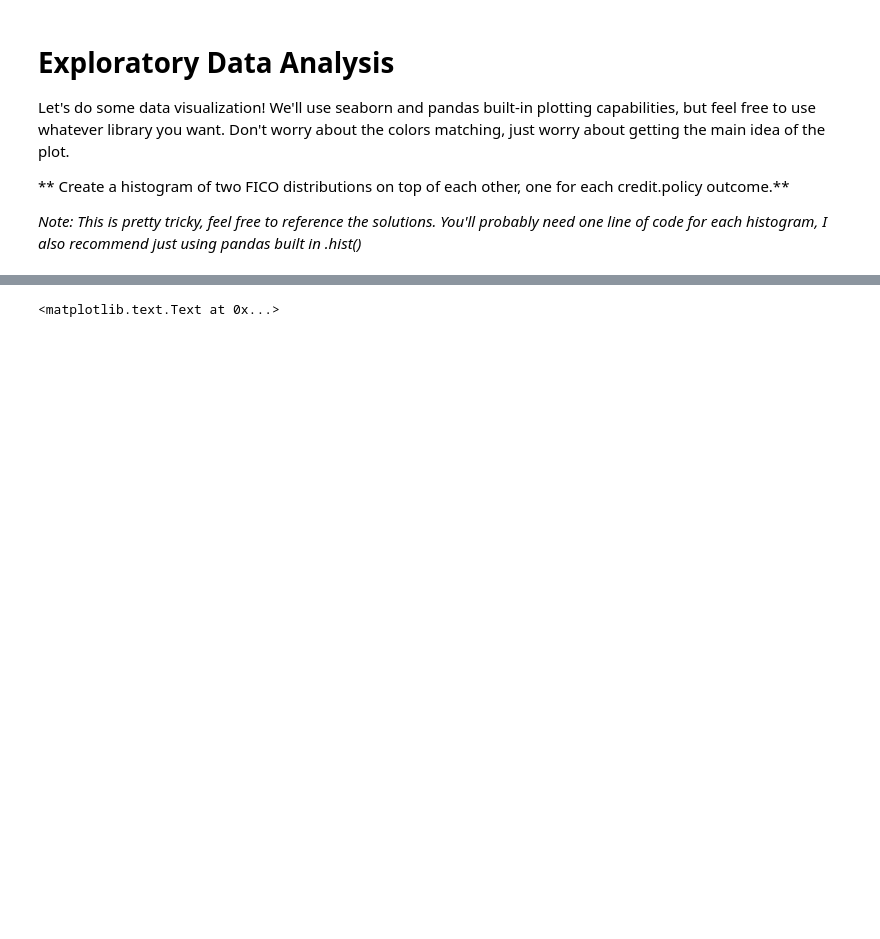
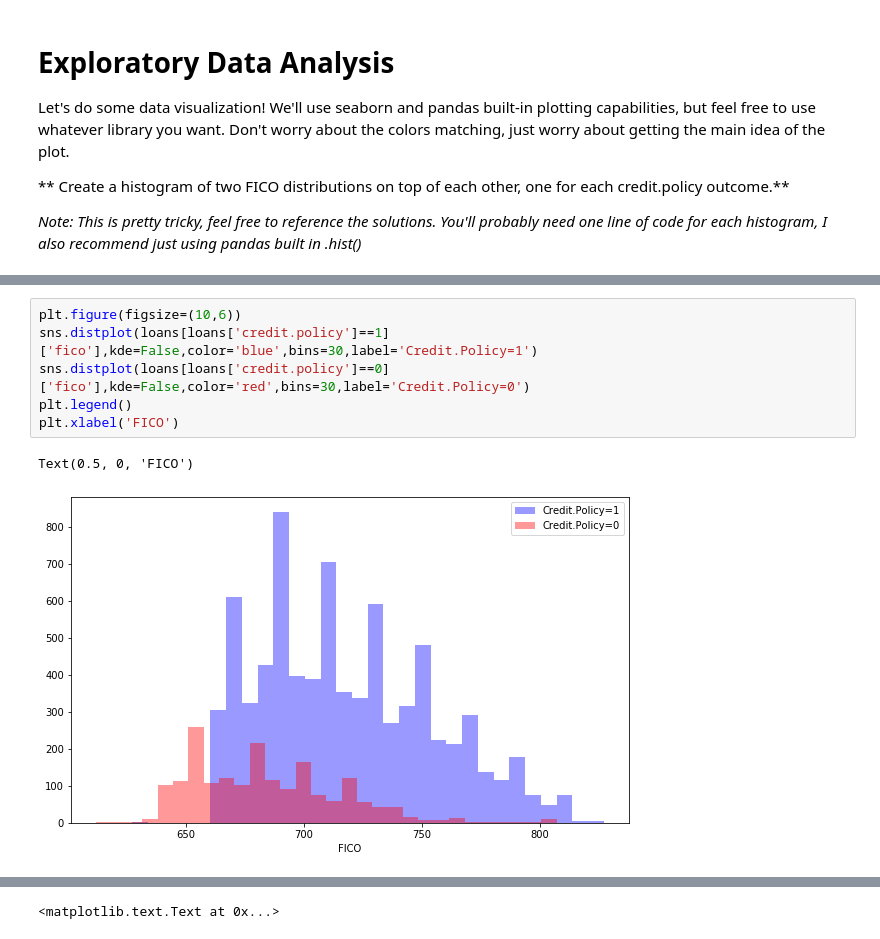
Before and after one commit to jonnohuang/Python-for-Data-Science-and-Machine-Learning-Bootcamp, a Jupyter notebook: 15-Decision-Trees-and-Random-Forests/02-Decision Trees and Random Forest Project.ipynb, the cells around one changed output, grey strips where cells are left out. Cells and saved outputs as stored; diff of their text form; blank space fills up the shorter version.

```diff
--- a/15-Decision-Trees-and-Random-Forests/02-Decision Trees and Random Forest Project.ipynb
+++ b/15-Decision-Trees-and-Random-Forests/02-Decision Trees and Random Forest Project.ipynb
@@ -136,0 +148,9 @@ Let's do some data visualization! We'll use seaborn and pandas built-in plotting
+# %%
+plt.figure(figsize=(10,6))
+sns.distplot(loans[loans['credit.policy']==1]['fico'],kde=False,color='blue',bins=30,label='Credit.Policy=1')
+sns.distplot(loans[loans['credit.policy']==0]['fico'],kde=False,color='red',bins=30,label='Credit.Policy=0')
+plt.legend()
+plt.xlabel('FICO')
+# %% [output]
+Text(0.5, 0, 'FICO')
+[figure, added]
```
Also changed, not shown: parts of 29 cells of this notebook.
